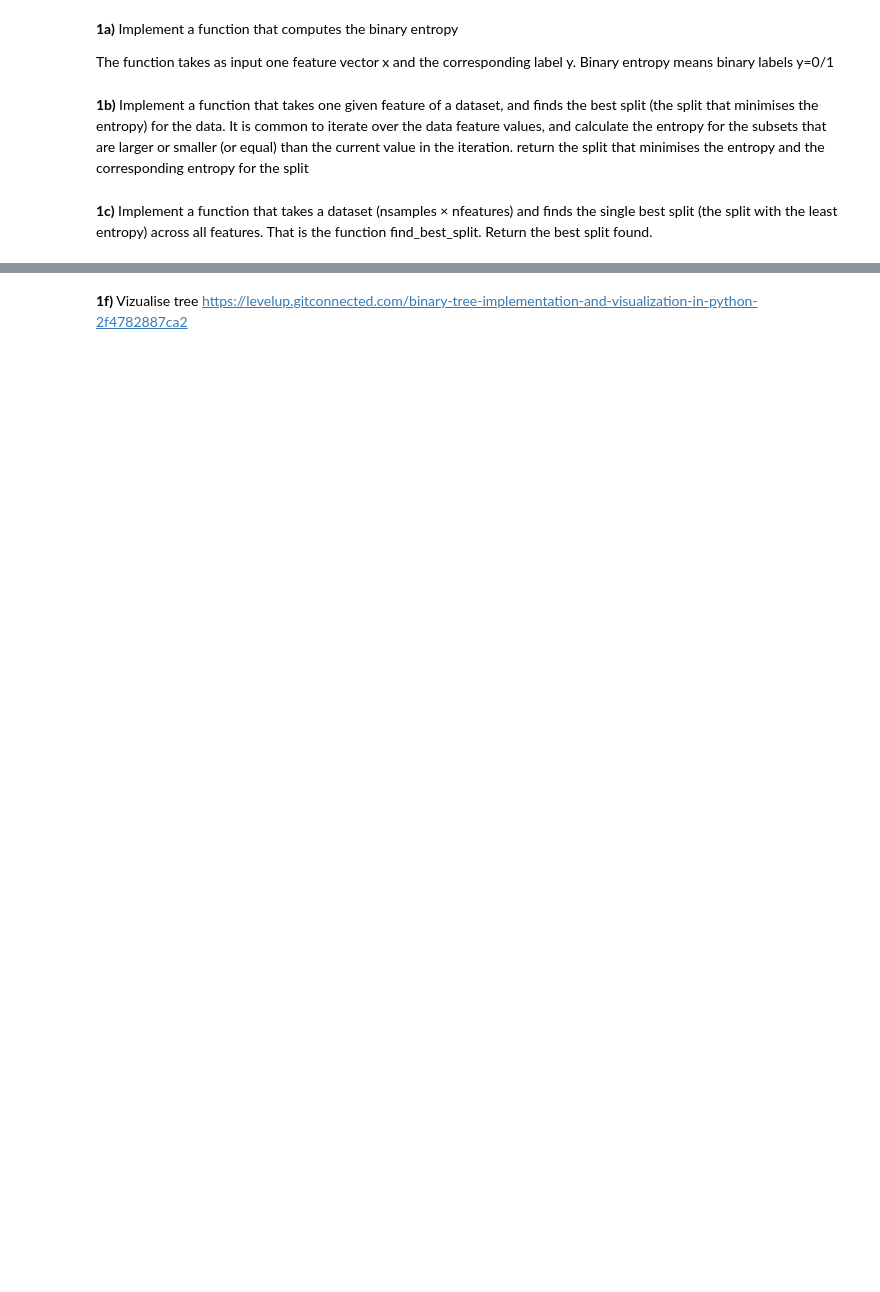
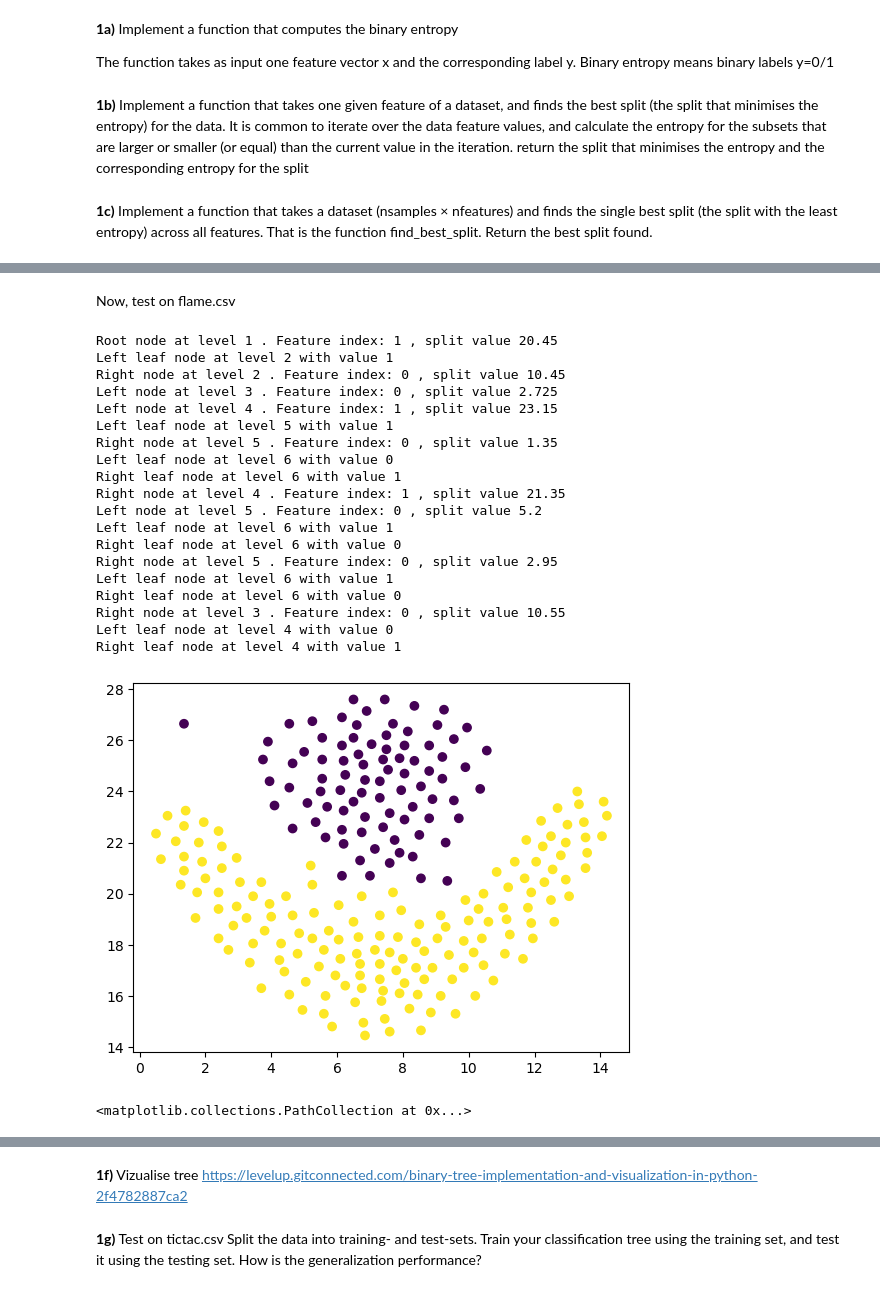
Before and after one commit to helgeingvart/FYS-2021, a Jupyter notebook: set4.ipynb, the cells around one changed output, grey strips where cells are left out. Drawn from its saved outputs; the diff is of its cells as text; code cells hidden in the pictures; blank space fills up the shorter version.

```diff
--- a/set4.ipynb
+++ b/set4.ipynb
@@ -175,0 +252,41 @@ print(decision_tree.predict(test))
+# %% [markdown]
+Now, test on flame.csv
+# %%
+data = pd.read_csv("data/flame.csv", skiprows=5, delimiter=" ")
+
+y = data.iloc[:, 0].to_numpy()
+X = data.iloc[:, 1:].to_numpy()
+
+decision_tree = Tree(0,None)
+decision_tree.fit(X, y)
+
+# Plot the ground truth
+import matplotlib.pyplot as plt
+plt.scatter(X[:,0], X[:,1], c=y)
+plt.show()
+
+# Now run predict on the whole training set and plot it similarly
+y_pred = decision_tree.predict(X)
+plt.scatter(X[:,0], X[:,1], c=y_pred)
+# %% [output]
+Root node at level 1 . Feature index: 1 , split value 20.45
+Left leaf node at level 2 with value 1
+Right node at level 2 . Feature index: 0 , split value 10.45
+Left node at level 3 . Feature index: 0 , split value 2.725
+Left node at level 4 . Feature index: 1 , split value 23.15
+Left leaf node at level 5 with value 1
+Right node at level 5 . Feature index: 0 , split value 1.35
+Left leaf node at level 6 with value 0
+Right leaf node at level 6 with value 1
+Right node at level 4 . Feature index: 1 , split value 21.35
+Left node at level 5 . Feature index: 0 , split value 5.2
+Left leaf node at level 6 with value 1
+Right leaf node at level 6 with value 0
+Right node at level 5 . Feature index: 0 , split value 2.95
+Left leaf node at level 6 with value 1
+Right leaf node at level 6 with value 0
+Right node at level 3 . Feature index: 0 , split value 10.55
+Left leaf node at level 4 with value 0
+Right leaf node at level 4 with value 1
+[figure, added]
+<matplotlib.collections.PathCollection at 0x...>
@@ -176,3 +294,7 @@ print(decision_tree.predict(test))
 # %% [markdown]
 **1f)** Vizualise tree
 https://levelup.gitconnected.com/binary-tree-implementation-and-visualization-in-python-2f4782887ca2
+# %% [markdown]
+**1g)** Test on tictac.csv
+Split the data into training- and test-sets. Train your classification tree using the training set, and test it
+using the testing set. How is the generalization performance?
```
Also changed, not shown: parts of 6 cells of this notebook.
